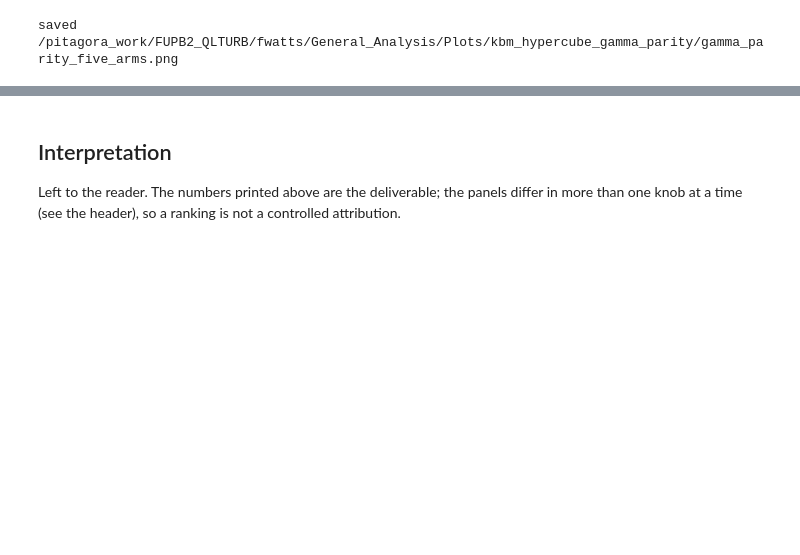
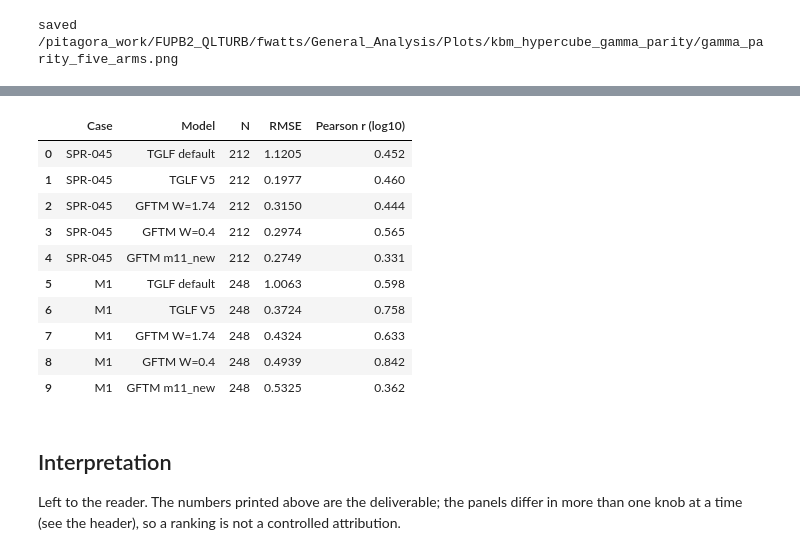
Before and after one commit to FelixWattsYork/General_Analysis, a Jupyter notebook: notebooks/kbm_hypercube_gamma_parity.ipynb, the cells around one changed output, grey strips where cells are left out. Cells and saved outputs as stored; diff of their text form; code cells hidden in the pictures; blank space fills up the shorter version.

```diff
--- a/notebooks/kbm_hypercube_gamma_parity.ipynb
+++ b/notebooks/kbm_hypercube_gamma_parity.ipynb
@@ -244,3 +243,56 @@ saved /pitagora_work/FUPB2_QLTURB/fwatts/General_Analysis/Plots/kbm_hypercube_ga
+# %%
+import pandas as pd
+
+rows = []
+
+for case in ["SPR-045", "M1"]:
+    mask = np.array([d == case for d, *_ in keep])
+    if not mask.any():
+        continue
+
+    truth = gs2_g[mask]
+
+    for label, _, _ in arms:
+        prediction = arm_g[label][mask]
+
+        rmse = np.sqrt(np.mean((prediction - truth) ** 2))
+
+        # Correlation requires at least two samples and nonconstant values.
+        x, y = np.log10(truth), np.log10(prediction)
+        correlation = (
+            np.corrcoef(x, y)[0, 1]
+            if len(x) > 1 and np.std(x) > 0 and np.std(y) > 0
+            else np.nan
+        )
+
+        rows.append({
+            "Case": case,
+            "Model": label,
+            "N": len(truth),
+            "RMSE": rmse,
+            "Pearson r (log10)": correlation,
+        })
+
+results = pd.DataFrame(
+    rows, columns=["Case", "Model", "N", "RMSE", "Pearson r (log10)"]
+)
+
+display(results.style.format({
+    "RMSE": "{:.4f}",
+    "Pearson r (log10)": "{:.3f}",
+}))
+# %% [output]
+|  | Case | Model | N | RMSE | Pearson r (log10) |
+| 0 | SPR-045 | TGLF default | 212 | 1.1205 | 0.452 |
+| 1 | SPR-045 | TGLF V5 | 212 | 0.1977 | 0.460 |
+| 2 | SPR-045 | GFTM W=1.74 | 212 | 0.3150 | 0.444 |
+| 3 | SPR-045 | GFTM W=0.4 | 212 | 0.2974 | 0.565 |
+| 4 | SPR-045 | GFTM m11_new | 212 | 0.2749 | 0.331 |
+| 5 | M1 | TGLF default | 248 | 1.0063 | 0.598 |
+| 6 | M1 | TGLF V5 | 248 | 0.3724 | 0.758 |
+| 7 | M1 | GFTM W=1.74 | 248 | 0.4324 | 0.633 |
+| 8 | M1 | GFTM W=0.4 | 248 | 0.4939 | 0.842 |
+| 9 | M1 | GFTM m11_new | 248 | 0.5325 | 0.362 |
 # %% [markdown]
 ## Interpretation
 
```
Also changed, not shown: parts of 5 cells of this notebook.
